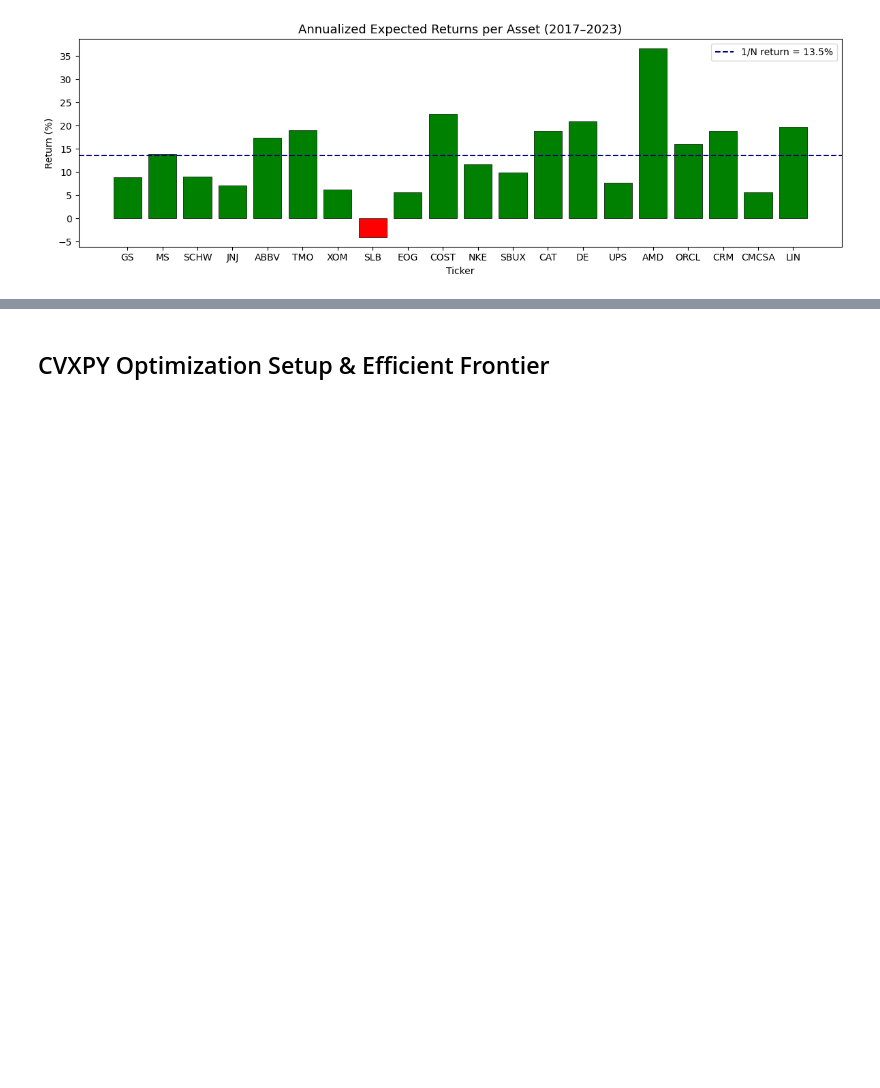
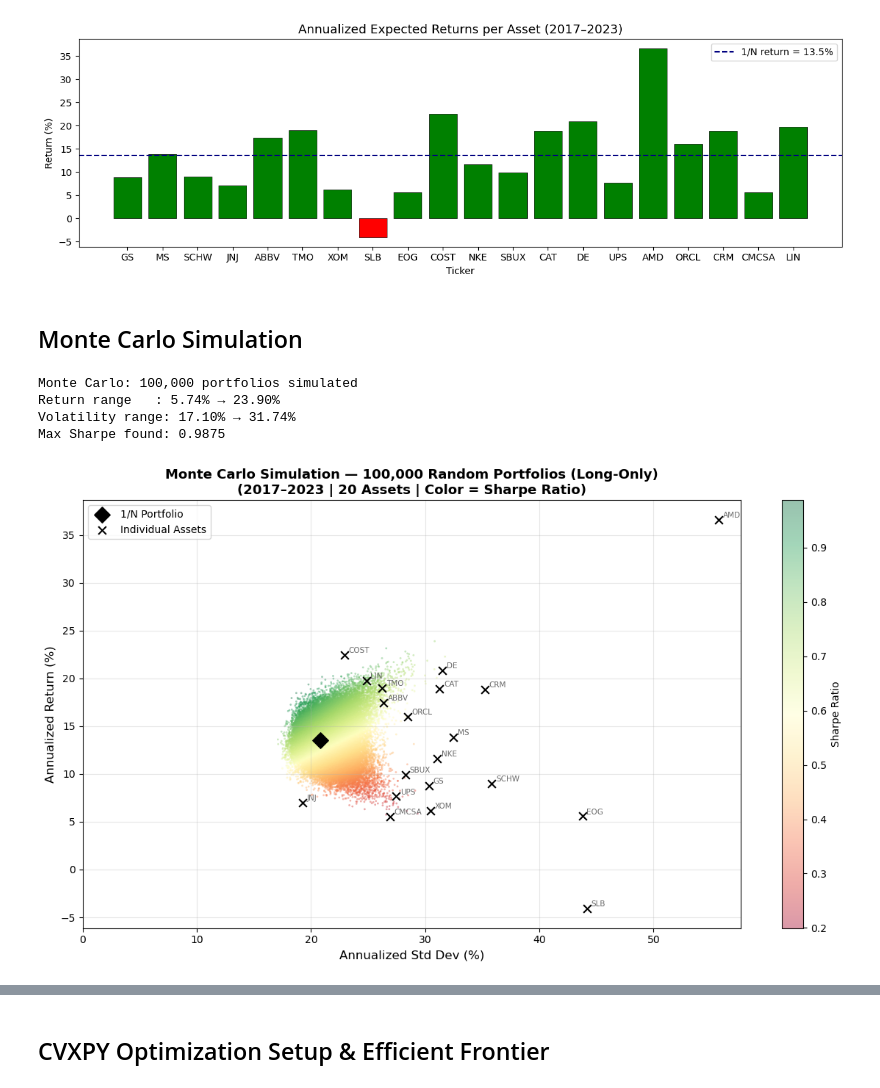
Before and after one commit to chartouni/project-2, a Jupyter notebook: project2.ipynb, the cells around one changed output, grey strips where cells are left out. Drawn from its saved outputs; the diff is of its cells as text; code cells hidden in the pictures; blank space fills up the shorter version.

```diff
--- a/project2.ipynb
+++ b/project2.ipynb
@@ -117,3 +150,62 @@ plt.tight_layout()
 plt.show()
 # %% [output]
 [figure]
+# %% [markdown]
+## Monte Carlo Simulation
+# %%
+N_MC = 100_000
+np.random.seed(42)
+
+mc_weights  = np.random.dirichlet(np.ones(n), N_MC)   # rows sum to 1, all >= 0
+mc_returns  = mc_weights @ mu_val
+mc_vols     = np.sqrt(np.einsum('ij,jk,ik->i', mc_weights, cov_val, mc_weights))
+mc_sharpes  = mc_returns / mc_vols
+
+mc_df = pd.DataFrame({
+    'Return'    : mc_returns,
+    'Volatility': mc_vols,
+    'Sharpe'    : mc_sharpes
+})
+
+print(f"Monte Carlo: {N_MC:,} portfolios simulated")
+print(f"Return range   : {mc_returns.min()*100:.2f}% → {mc_returns.max()*100:.2f}%")
+print(f"Volatility range: {mc_vols.min()*100:.2f}% → {mc_vols.max()*100:.2f}%")
+print(f"Max Sharpe found: {mc_sharpes.max():.4f}")
+# %% [output]
+Monte Carlo: 100,000 portfolios simulated
+Return range   : 5.74% → 23.90%
+Volatility range: 17.10% → 31.74%
+Max Sharpe found: 0.9875
+# %%
+fig, ax = plt.subplots(figsize=(12, 7))
+
+sc = ax.scatter(mc_df['Volatility'] * 100, mc_df['Return'] * 100,
+                c=mc_df['Sharpe'], cmap='RdYlGn',
+                s=4, alpha=0.4, linewidths=0)
+plt.colorbar(sc, ax=ax, label='Sharpe Ratio')
+
+# 1/N on top
+ax.scatter(risk_eq * 100, ret_eq * 100,
+           marker='D', color='black', s=120, zorder=5, label='1/N Portfolio')
+
+# Individual assets
+vols_ind = np.sqrt(np.diag(cov_val))
+ax.scatter(vols_ind * 100, mu_val * 100,
+           marker='x', color='black', s=60, linewidths=1.5, zorder=4, label='Individual Assets')
+for i, tk in enumerate(tickers):
+    ax.annotate(tk, (vols_ind[i]*100, mu_val[i]*100),
+                textcoords='offset points', xytext=(4, 2), fontsize=7.5, color='dimgray')
+
+ax.set_xlabel('Annualized Std Dev (%)', fontsize=12)
+ax.set_ylabel('Annualized Return (%)', fontsize=12)
+ax.set_title(f'Monte Carlo Simulation — {N_MC:,} Random Portfolios (Long-Only)\n'
+              '(2017–2023 | 20 Assets | Color = Sharpe Ratio)',
+             fontsize=13, fontweight='bold')
+ax.legend(fontsize=10)
+ax.grid(True, alpha=0.3)
+ax.set_xlim(left=0)
+plt.tight_layout()
+plt.savefig('monte_carlo.png', dpi=150, bbox_inches='tight')
+plt.show()
+# %% [output]
+[figure, added]
```
Also changed, not shown: parts of 7 cells of this notebook.
